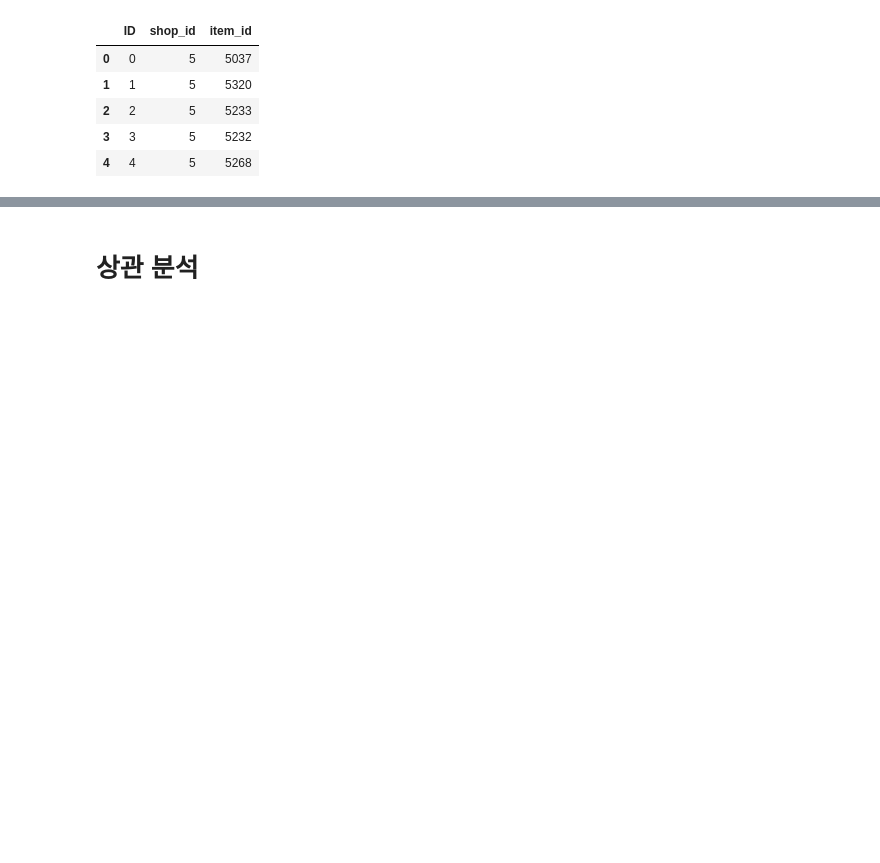
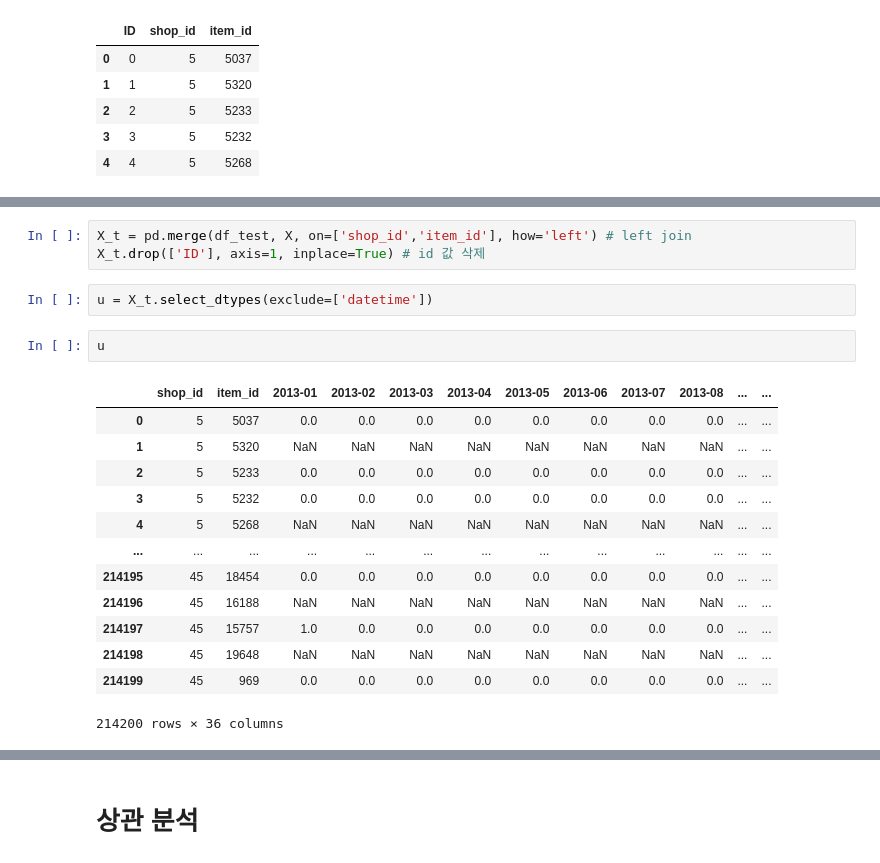
Before and after one commit to chaerui7967/kaggle_predict_future_sale, a Jupyter notebook: RandomForestRegressor.ipynb, the cells around one changed output, grey strips where cells are left out. Cells and saved outputs as stored; diff of their text form; blank space fills up the shorter version.

```diff
--- a/RandomForestRegressor.ipynb
+++ b/RandomForestRegressor.ipynb
@@ -122,0 +153,21 @@ X_t.head()
+# %%
+X_t = pd.merge(df_test, X, on=['shop_id','item_id'], how='left') # left join
+X_t.drop(['ID'], axis=1, inplace=True) # id 값 삭제
+# %%
+u = X_t.select_dtypes(exclude=['datetime'])
+# %%
+u
+# %% [output]
+|  | shop_id | item_id | 2013-01 | 2013-02 | 2013-03 | 2013-04 | 2013-05 | 2013-06 | 2013-07 | 2013-08 | ... | ... |
+| 0 | 5 | 5037 | 0.0 | 0.0 | 0.0 | 0.0 | 0.0 | 0.0 | 0.0 | 0.0 | ... | ... |
+| 1 | 5 | 5320 | NaN | NaN | NaN | NaN | NaN | NaN | NaN | NaN | ... | ... |
+| 2 | 5 | 5233 | 0.0 | 0.0 | 0.0 | 0.0 | 0.0 | 0.0 | 0.0 | 0.0 | ... | ... |
+| 3 | 5 | 5232 | 0.0 | 0.0 | 0.0 | 0.0 | 0.0 | 0.0 | 0.0 | 0.0 | ... | ... |
+| 4 | 5 | 5268 | NaN | NaN | NaN | NaN | NaN | NaN | NaN | NaN | ... | ... |
+| ... | ... | ... | ... | ... | ... | ... | ... | ... | ... | ... | ... | ... |
+| 214195 | 45 | 18454 | 0.0 | 0.0 | 0.0 | 0.0 | 0.0 | 0.0 | 0.0 | 0.0 | ... | ... |
+| 214196 | 45 | 16188 | NaN | NaN | NaN | NaN | NaN | NaN | NaN | NaN | ... | ... |
+| 214197 | 45 | 15757 | 1.0 | 0.0 | 0.0 | 0.0 | 0.0 | 0.0 | 0.0 | 0.0 | ... | ... |
+| 214198 | 45 | 19648 | NaN | NaN | NaN | NaN | NaN | NaN | NaN | NaN | ... | ... |
+| 214199 | 45 | 969 | 0.0 | 0.0 | 0.0 | 0.0 | 0.0 | 0.0 | 0.0 | 0.0 | ... | ... |
+214200 rows × 36 columns
```
Also changed, not shown: parts of 29 cells of this notebook, 1 other file.
